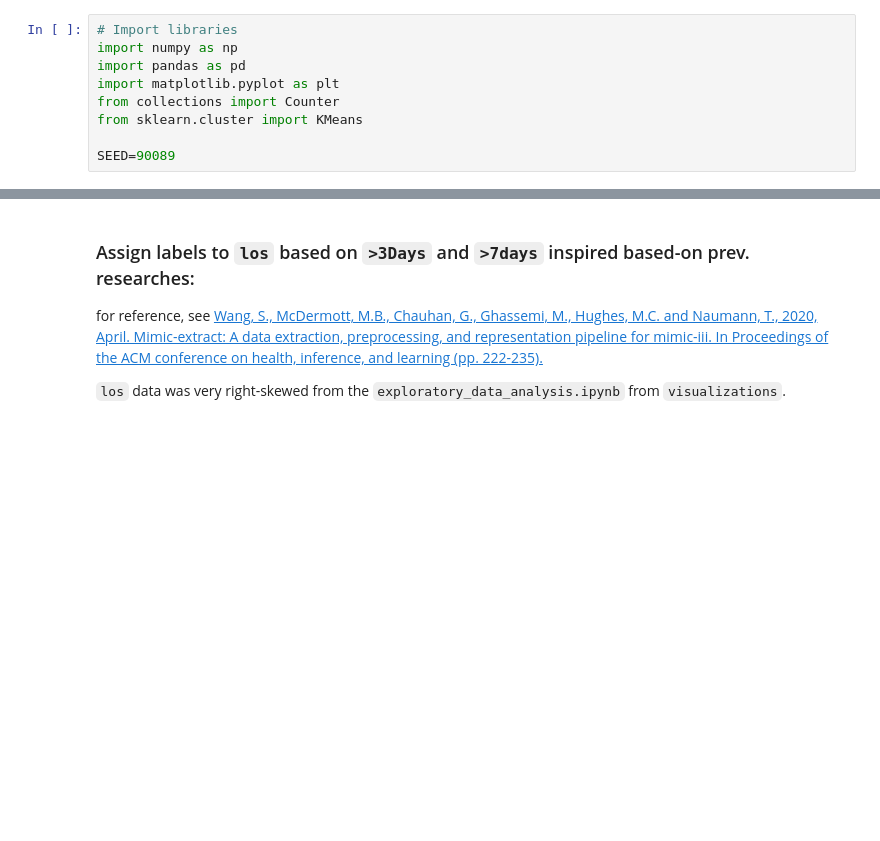
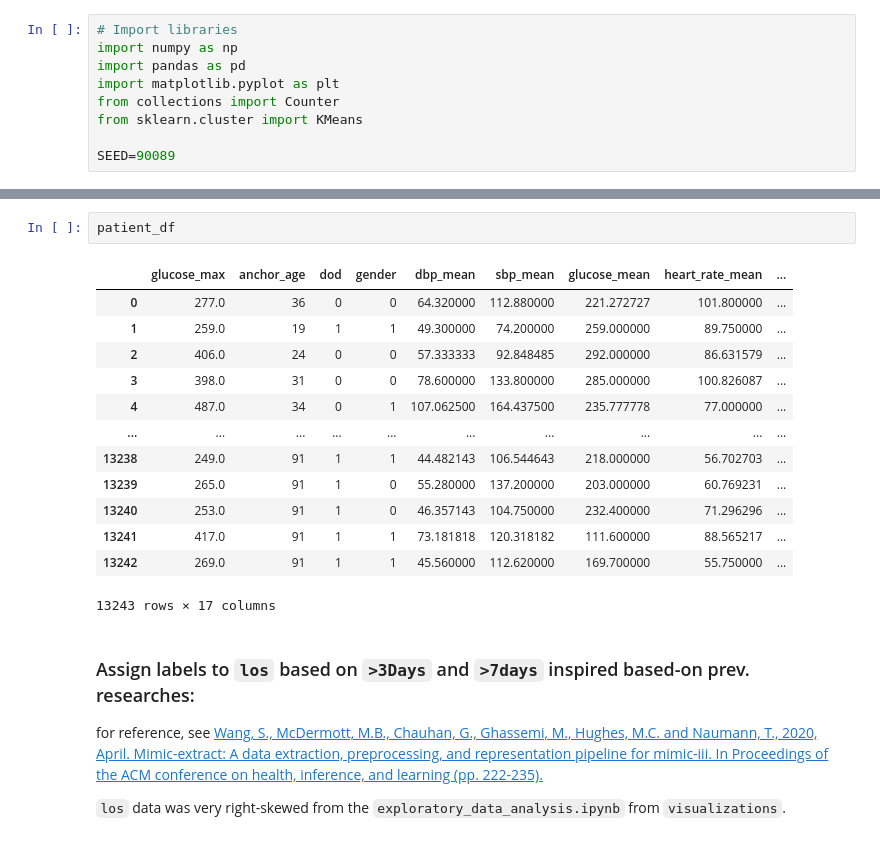
Before and after one commit to Kukaheadla/COMP90089_group_project, a Jupyter notebook: models/categorizer.ipynb, the cells around one changed output, grey strips where cells are left out. Drawn from its saved outputs; the diff is of its cells as text; blank space fills up the shorter version.

```diff
--- a/models/categorizer.ipynb
+++ b/models/categorizer.ipynb
@@ -31,3 +57,19 @@ Dataframe Features: Index(['subject_id', 'stay_id', 'glucose_max', 'anchor_age',
+# %%
+patient_df
+# %% [output]
+|  | glucose_max | anchor_age | dod | gender | dbp_mean | sbp_mean | glucose_mean | heart_rate_mean | ... |
+| 0 | 277.0 | 36 | 0 | 0 | 64.320000 | 112.880000 | 221.272727 | 101.800000 | ... |
+| 1 | 259.0 | 19 | 1 | 1 | 49.300000 | 74.200000 | 259.000000 | 89.750000 | ... |
+| 2 | 406.0 | 24 | 0 | 0 | 57.333333 | 92.848485 | 292.000000 | 86.631579 | ... |
+| 3 | 398.0 | 31 | 0 | 0 | 78.600000 | 133.800000 | 285.000000 | 100.826087 | ... |
+| 4 | 487.0 | 34 | 0 | 1 | 107.062500 | 164.437500 | 235.777778 | 77.000000 | ... |
+| ... | ... | ... | ... | ... | ... | ... | ... | ... | ... |
+| 13238 | 249.0 | 91 | 1 | 1 | 44.482143 | 106.544643 | 218.000000 | 56.702703 | ... |
+| 13239 | 265.0 | 91 | 1 | 0 | 55.280000 | 137.200000 | 203.000000 | 60.769231 | ... |
+| 13240 | 253.0 | 91 | 1 | 0 | 46.357143 | 104.750000 | 232.400000 | 71.296296 | ... |
+| 13241 | 417.0 | 91 | 1 | 1 | 73.181818 | 120.318182 | 111.600000 | 88.565217 | ... |
+| 13242 | 269.0 | 91 | 1 | 1 | 45.560000 | 112.620000 | 169.700000 | 55.750000 | ... |
+13243 rows × 17 columns
 # %% [markdown]
 ### Assign labels to `los` based on `>3Days` and `>7days` inspired based-on prev. researches:
 
```
Also changed, not shown: parts of 13 cells of this notebook, 3 other files.
